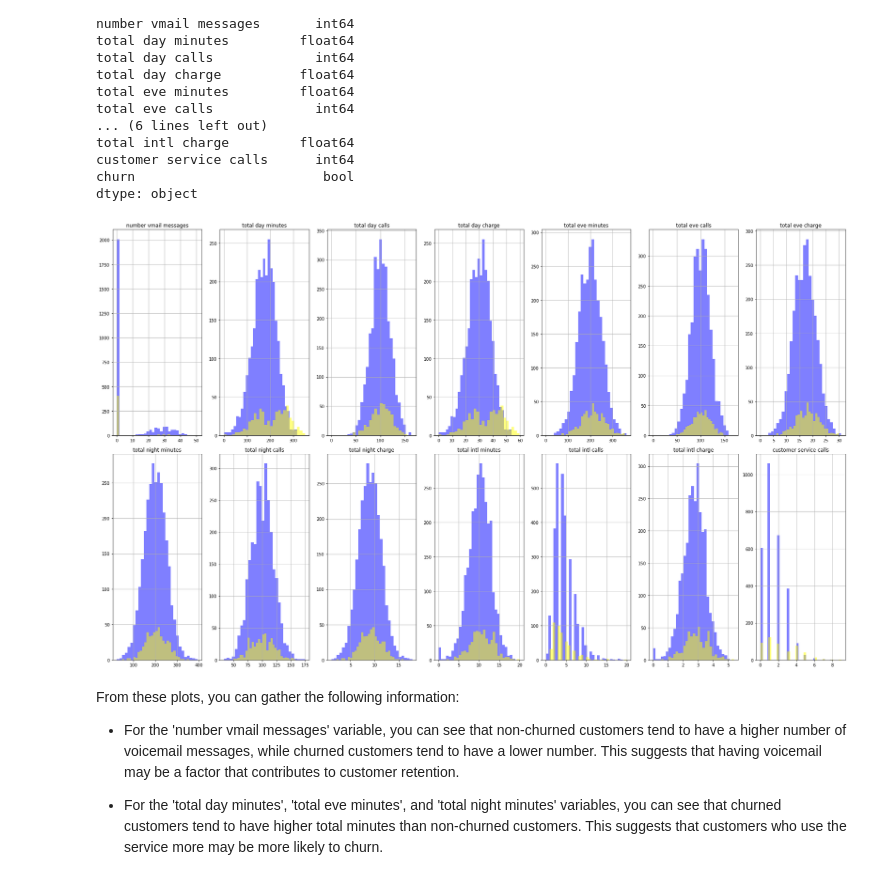
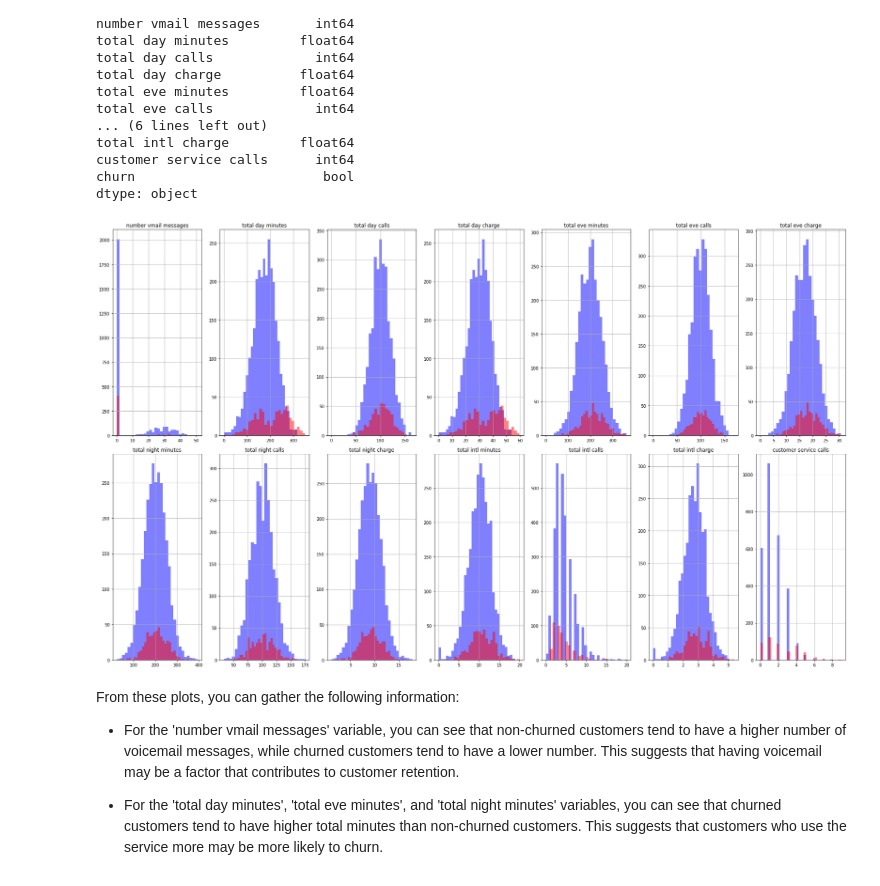
Before and after one commit to alvarodriguez95/Churn-in-Telecom, a Jupyter notebook: SyriaTel_Churn_Model.ipynb, the cells around one changed output. Cells and saved outputs as stored; diff of their text form; code cells hidden in the pictures.

```diff
--- a/Alvaros Code.ipynb
+++ b/SyriaTel_Churn_Model.ipynb
@@ -386,17 +386,17 @@ dtype: object
 # %%
 pred_vars = ['number vmail messages', 'total day minutes', 'total day calls', 'total day charge',
              'total eve minutes', 'total eve calls', 'total eve charge',
              'total night minutes', 'total night calls', 'total night charge',
              'total intl minutes', 'total intl calls', 'total intl charge',
              'customer service calls']
 
 fig, ax = plt.subplots(2, 7, figsize=(25, 15))
 df[df.churn == False][pred_vars].hist(bins=30, color="blue", alpha=0.5, ax=ax)
-df[df.churn == True][pred_vars].hist(bins=30, color="yellow", alpha=0.5, ax=ax)
+df[df.churn == True][pred_vars].hist(bins=30, color="red", alpha=0.5, ax=ax)
 plt.tight_layout()
 plt.show()
 # %% [output]
-[figure, old version]
+[figure, new version]
 # %% [markdown]
 From these plots, you can gather the following information:
 
```
Also changed, not shown: parts of 22 cells of this notebook.
